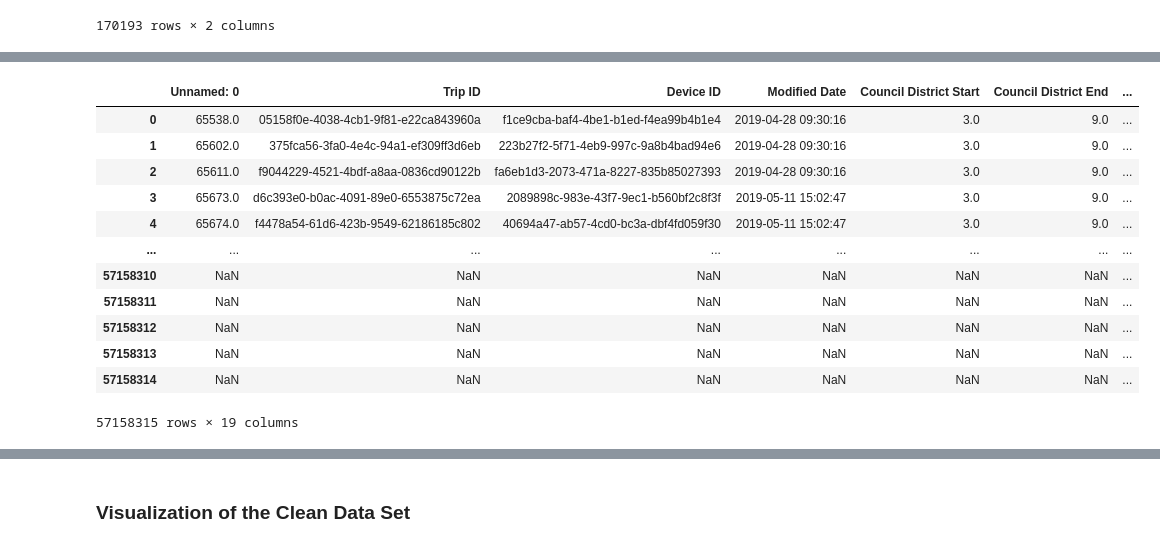
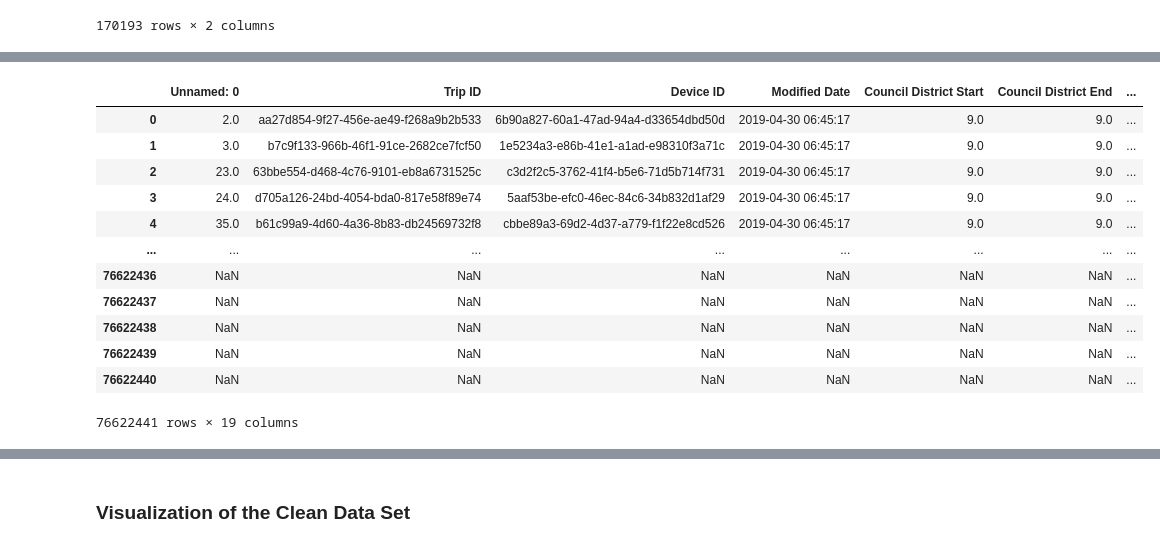
Before and after one commit to sheetalbongale/Scooters-In-Austin-Data-Analysis, a Jupyter notebook: notebooks/shared_mobility_AODP/shared_mobility_data_wrangling.ipynb, the cells around one changed output, grey strips where cells are left out. Drawn from its saved outputs; the diff is of its cells as text; code cells hidden in the pictures.

```diff
--- a/notebooks/shared_mobility_AODP/shared_mobility_data_wrangling.ipynb
+++ b/notebooks/shared_mobility_AODP/shared_mobility_data_wrangling.ipynb
@@ -269,8 +271,8 @@ zip_data
 # %%
 #column3 = zip_data['tract']
 #zip_data['Census GEOID End'] = column3
-zip_data.rename(columns={'zip': 'Zipcode', 'tract': 'Census GEOID Start'}, inplace=True)
-zip_data
+zip_data_start.rename(columns={'zip': 'Zipcode', 'tract': 'Census GEOID Start'}, inplace=True)
+zip_data_start
 # %% [output]
 |  | Zipcode | Census GEOID Start |
 | 0 | 501 | 36103158607 |
@@ -285,3 +287,6 @@ zip_data
 | 170191 | 99928 | 2130000100 |
 | 170192 | 99929 | 2275000300 |
 170193 rows × 2 columns
+# %%
+zip_data_end.rename(columns={'zip': 'Zipcode', 'tract': 'Census GEOID End'}, inplace=True)
+zip_data_end
@@ -288,7 +307,8 @@ zip_data
 # %%
-zip_data[["Zipcode", "Census GEOID Start"]] = zip_data[["Zipcode", "Census GEOID Start"]].astype(str)
+zip_data_start[["Zipcode", "Census GEOID Start"]] = zip_data_start[["Zipcode", "Census GEOID Start"]].astype(str)
+zip_data_end[["Zipcode", "Census GEOID End"]] = zip_data_end[["Zipcode", "Census GEOID End"]].astype(str)
 # %%
-df = pd.merge(clean_df,zip_data, on= "Census GEOID Start", how ="right")
+df = pd.merge(clean_df,zip_data_start, on= "Census GEOID Start", how ="right")
 df
 # %% [output]
 |  | Unnamed: 0 | Trip ID | Device ID | Modified Date | Council District Start | Council District End | ... |
@@ -326,20 +348,20 @@ zip_data.rename(columns={'Census GEOID Start': 'Census GEOID End'}, inplace=True
 # %%
-shared_mob_df = pd.merge(df, zip_data, on= "Census GEOID End", how ="right")
+shared_mob_df = pd.merge(df, zip_data_end, on= "Census GEOID End", how ="right")
 shared_mob_df
 # %% [output]
 |  | Unnamed: 0 | Trip ID | Device ID | Modified Date | Council District Start | Council District End | ... |
-| 0 | 65538.0 | 05158f0e-4038-4cb1-9f81-e22ca843960a | f1ce9cba-baf4-4be1-b1ed-f4ea99b4b1e4 | 2019-04-28 09:30:16 | 3.0 | 9.0 | ... |
-| 1 | 65602.0 | 375fca56-3fa0-4e4c-94a1-ef309ff3d6eb | 223b27f2-5f71-4eb9-997c-9a8b4bad94e6 | 2019-04-28 09:30:16 | 3.0 | 9.0 | ... |
-| 2 | 65611.0 | f9044229-4521-4bdf-a8aa-0836cd90122b | fa6eb1d3-2073-471a-8227-835b85027393 | 2019-04-28 09:30:16 | 3.0 | 9.0 | ... |
-| 3 | 65673.0 | d6c393e0-b0ac-4091-89e0-6553875c72ea | 2089898c-983e-43f7-9ec1-b560bf2c8f3f | 2019-05-11 15:02:47 | 3.0 | 9.0 | ... |
-| 4 | 65674.0 | f4478a54-61d6-423b-9549-62186185c802 | 40694a47-ab57-4cd0-bc3a-dbf4fd059f30 | 2019-05-11 15:02:47 | 3.0 | 9.0 | ... |
+| 0 | 2.0 | aa27d854-9f27-456e-ae49-f268a9b2b533 | 6b90a827-60a1-47ad-94a4-d33654dbd50d | 2019-04-30 06:45:17 | 9.0 | 9.0 | ... |
+| 1 | 3.0 | b7c9f133-966b-46f1-91ce-2682ce7fcf50 | 1e5234a3-e86b-41e1-a1ad-e98310f3a71c | 2019-04-30 06:45:17 | 9.0 | 9.0 | ... |
+| 2 | 23.0 | 63bbe554-d468-4c76-9101-eb8a6731525c | c3d2f2c5-3762-41f4-b5e6-71d5b714f731 | 2019-04-30 06:45:17 | 9.0 | 9.0 | ... |
+| 3 | 24.0 | d705a126-24bd-4054-bda0-817e58f89e74 | 5aaf53be-efc0-46ec-84c6-34b832d1af29 | 2019-04-30 06:45:17 | 9.0 | 9.0 | ... |
+| 4 | 35.0 | b61c99a9-4d60-4a36-8b83-db24569732f8 | cbbe89a3-69d2-4d37-a779-f1f22e8cd526 | 2019-04-30 06:45:17 | 9.0 | 9.0 | ... |
 | ... | ... | ... | ... | ... | ... | ... | ... |
-| 57158310 | NaN | NaN | NaN | NaN | NaN | NaN | ... |
-| 57158311 | NaN | NaN | NaN | NaN | NaN | NaN | ... |
-| 57158312 | NaN | NaN | NaN | NaN | NaN | NaN | ... |
-| 57158313 | NaN | NaN | NaN | NaN | NaN | NaN | ... |
-| 57158314 | NaN | NaN | NaN | NaN | NaN | NaN | ... |
+| 76622436 | NaN | NaN | NaN | NaN | NaN | NaN | ... |
+| 76622437 | NaN | NaN | NaN | NaN | NaN | NaN | ... |
+| 76622438 | NaN | NaN | NaN | NaN | NaN | NaN | ... |
+| 76622439 | NaN | NaN | NaN | NaN | NaN | NaN | ... |
+| 76622440 | NaN | NaN | NaN | NaN | NaN | NaN | ... |
-57158315 rows × 19 columns
+76622441 rows × 19 columns
 # %%
 shared_mob_df = shared_mob_df.rename(columns={'Zipcode': 'Zipcode End'}, inplace=True)
 shared_mob_df
```
Also changed, not shown: parts of 9 cells of this notebook.
